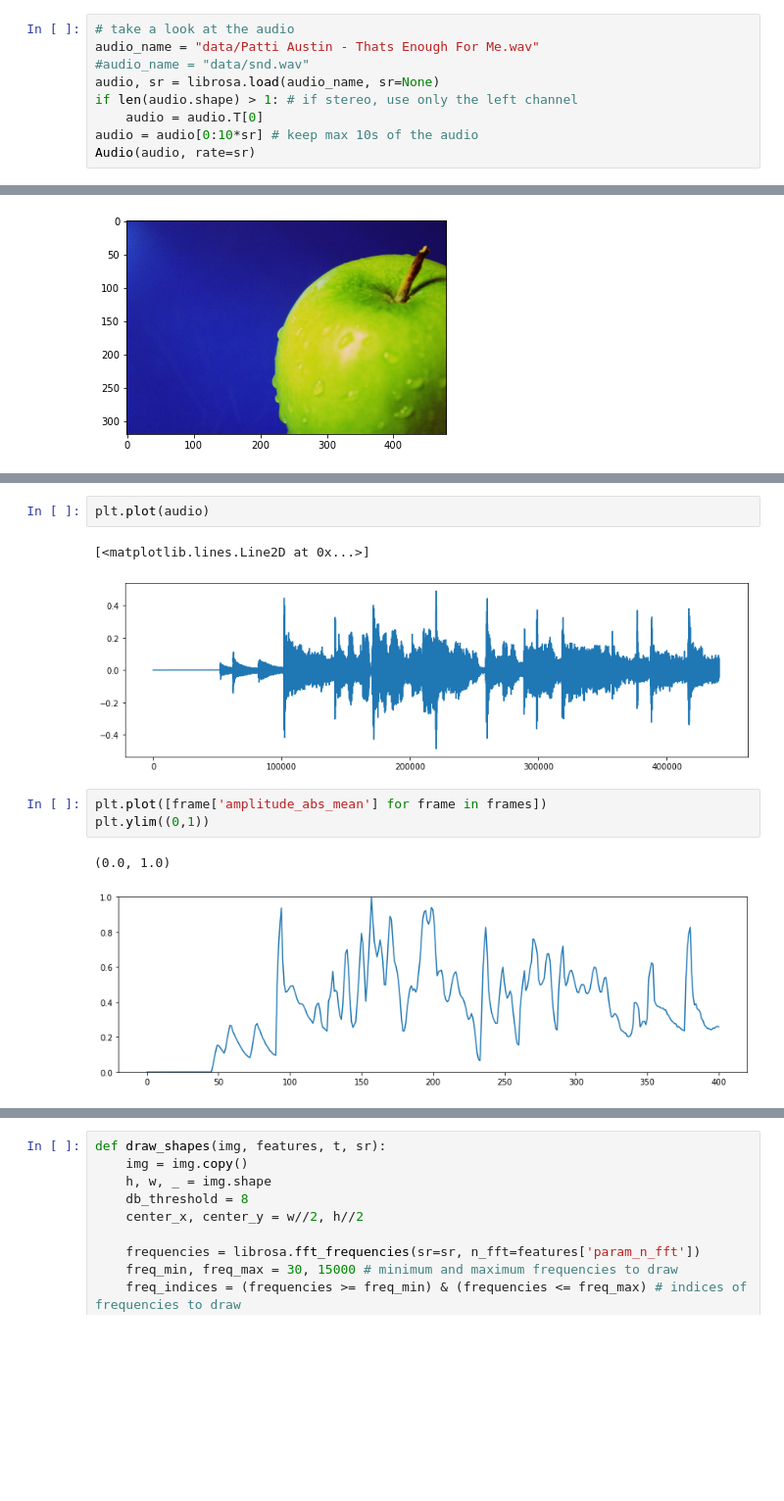
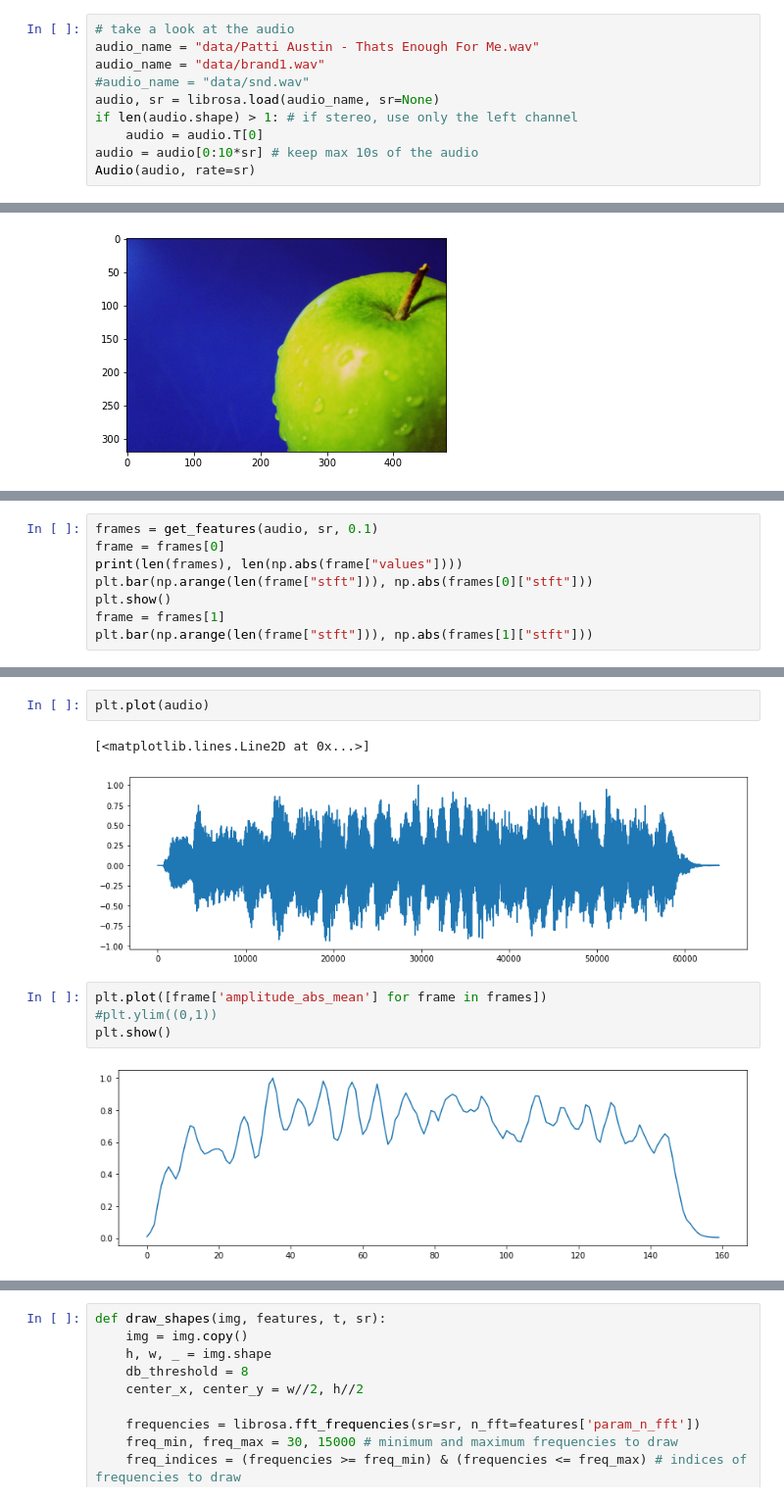
Before and after one commit to DeterjoSimon/AudioImagers, a Jupyter notebook: General_pipeline.ipynb, the cells around one changed output, grey strips where cells are left out. Shown at 98% size. Drawn from its saved outputs; the diff is of its cells as text; blank space fills up the shorter version.

```diff
--- a/General_pipeline.ipynb
+++ b/General_pipeline.ipynb
@@ -19,6 +40,7 @@ The goal function are get_info and get_gif, which can be changed for more intere
 # %%
 # take a look at the audio
 audio_name = "data/Patti Austin - Thats Enough For Me.wav"
+audio_name = "data/brand1.wav"
 #audio_name = "data/snd.wav"
 audio, sr = librosa.load(audio_name, sr=None)
 if len(audio.shape) > 1: # if stereo, use only the left channel
@@ -133,0 +144,8 @@ frames[len(frames)//2]
+# %%
+frames = get_features(audio, sr, 0.1)
+frame = frames[0]
+print(len(frames), len(np.abs(frame["values"])))
+plt.bar(np.arange(len(frame["stft"])), np.abs(frames[0]["stft"]))
+plt.show()
+frame = frames[1]
+plt.bar(np.arange(len(frame["stft"])), np.abs(frames[1]["stft"]))
@@ -135,10 +159,10 @@ frames[len(frames)//2]
 plt.plot(audio)
 # %% [output]
 [<matplotlib.lines.Line2D at 0x...>]
-[figure, old version]
+[figure, new version]
 # %%
 plt.plot([frame['amplitude_abs_mean'] for frame in frames])
-plt.ylim((0,1))
+#plt.ylim((0,1))
+plt.show()
 # %% [output]
-(0.0, 1.0)
-[figure, old version]
+[figure, new version]
```
Also changed, not shown: parts of 14 cells of this notebook.
